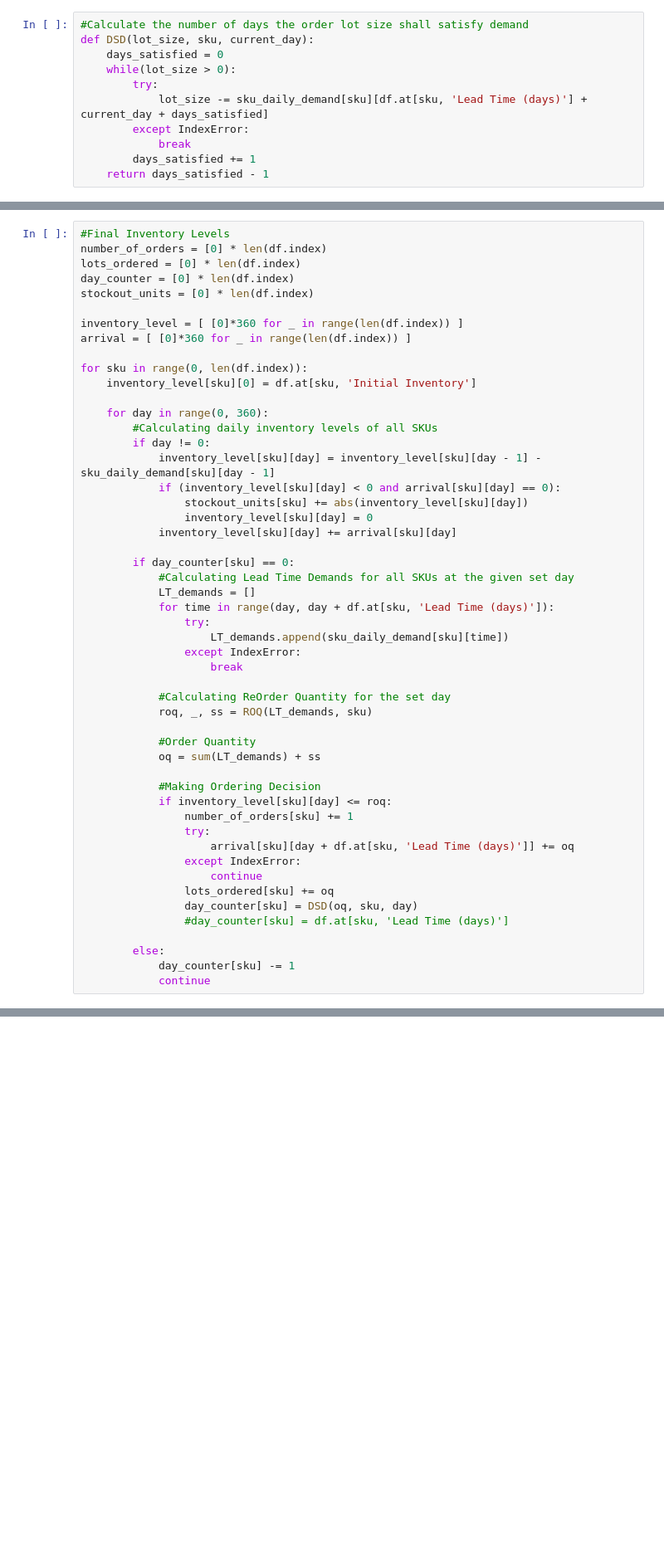
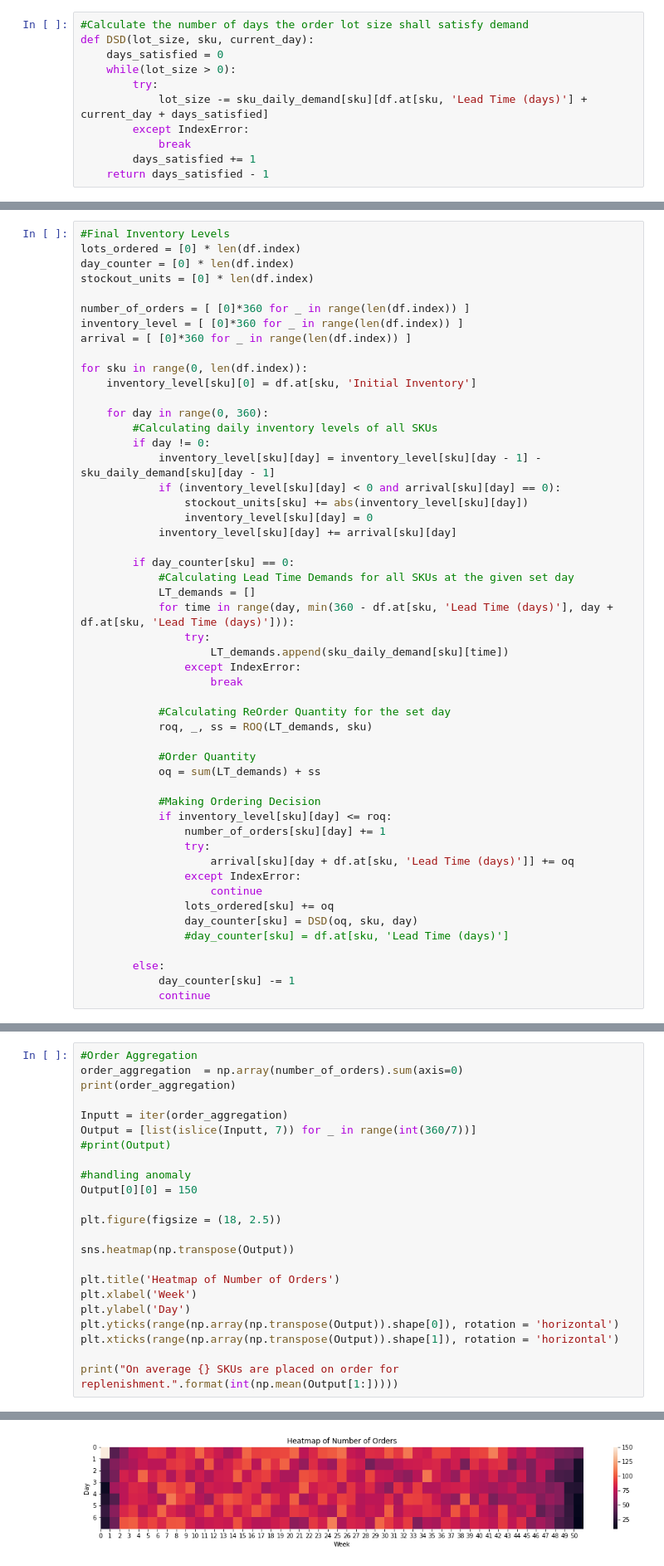
Before and after one commit to invokred/ascm-2020, a Jupyter notebook: final.ipynb, the cells around one changed output, grey strips where cells are left out. Shown at 83% size. Drawn from its saved outputs; the diff is of its cells as text; blank space fills up the shorter version.

```diff
--- a/final.ipynb
+++ b/final.ipynb
@@ -194,10 +240,10 @@ def DSD(lot_size, sku, current_day):
 # %%
 #Final Inventory Levels
-number_of_orders = [0] * len(df.index)
 lots_ordered = [0] * len(df.index)
 day_counter = [0] * len(df.index)
 stockout_units = [0] * len(df.index)
 
+number_of_orders = [ [0]*360 for _ in range(len(df.index)) ]
 inventory_level = [ [0]*360 for _ in range(len(df.index)) ]
 arrival = [ [0]*360 for _ in range(len(df.index)) ]
 
@@ -216,7 +262,7 @@ for sku in range(0, len(df.index)):
         if day_counter[sku] == 0:
             #Calculating Lead Time Demands for all SKUs at the given set day
             LT_demands = []
-            for time in range(day, day + df.at[sku, 'Lead Time (days)']):
+            for time in range(day, min(360 - df.at[sku, 'Lead Time (days)'], day + df.at[sku, 'Lead Time (days)'])):
                 try:
                     LT_demands.append(sku_daily_demand[sku][time])
                 except IndexError:
@@ -230,7 +276,7 @@ for sku in range(0, len(df.index)):
 
             #Making Ordering Decision
             if inventory_level[sku][day] <= roq:
-                number_of_orders[sku] += 1
+                number_of_orders[sku][day] += 1
                 try:
                     arrival[sku][day + df.at[sku, 'Lead Time (days)']] += oq
                 except IndexError:
@@ -330,0 +409,24 @@ with pd.option_context('display.max_rows', None, 'display.max_columns', None):
+# %%
+#Order Aggregation
+order_aggregation  = np.array(number_of_orders).sum(axis=0)
+print(order_aggregation)
+
+Inputt = iter(order_aggregation)
+Output = [list(islice(Inputt, 7)) for _ in range(int(360/7))]
+#print(Output)
+
+#handling anomaly
+Output[0][0] = 150
+
+plt.figure(figsize = (18, 2.5))
+
+sns.heatmap(np.transpose(Output))
+
+plt.title('Heatmap of Number of Orders')
+plt.xlabel('Week')
+plt.ylabel('Day')
+plt.yticks(range(np.array(np.transpose(Output)).shape[0]), rotation = 'horizontal')
+plt.xticks(range(np.array(np.transpose(Output)).shape[1]), rotation = 'horizontal')
+
+print("On average {} SKUs are placed on order for replenishment.".format(int(np.mean(Output[1:]))))
+# %% [output]
@@ -330,0 +450 @@ with pd.option_context('display.max_rows', None, 'display.max_columns', None):
+[figure, added]
```
Also changed, not shown: parts of 14 cells of this notebook.
